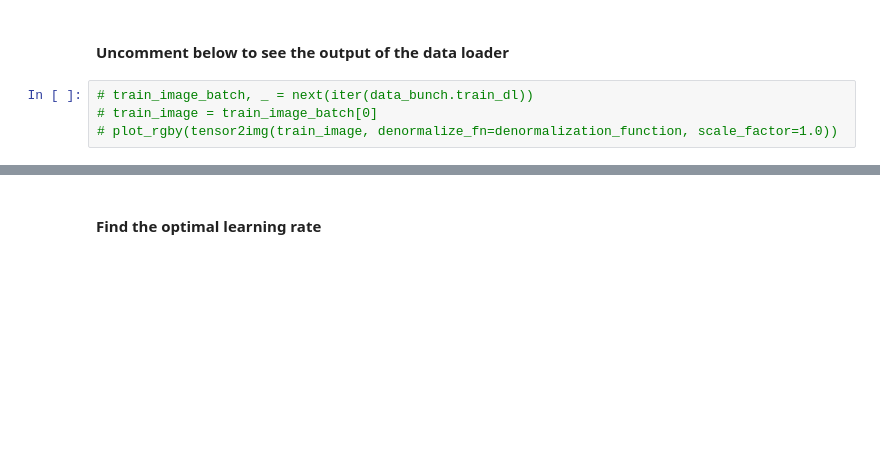
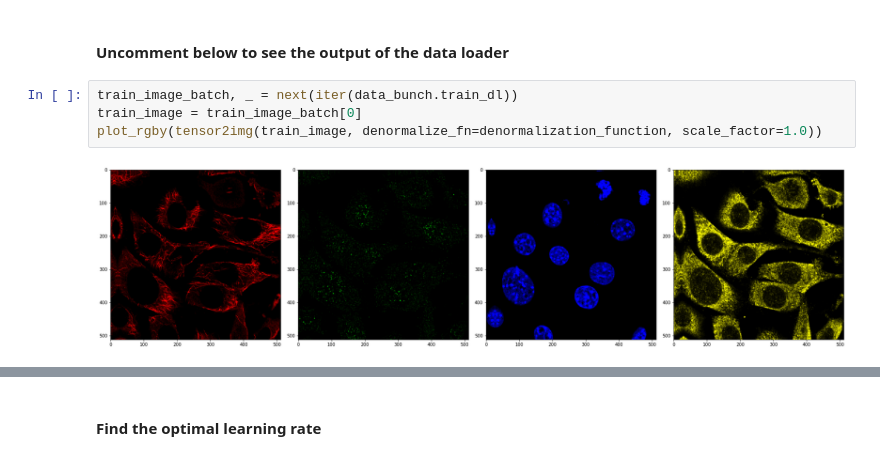
Before and after one commit to kevinlu1211/atlas-human-protein-classification, a Jupyter notebook: src/notebook/learning_rate_finder.ipynb, the cells around one changed output, grey strips where cells are left out. Cells and saved outputs as stored; diff of their text form; blank space fills up the shorter version.

```diff
--- a/src/notebook/learning_rate_finder.ipynb
+++ b/src/notebook/learning_rate_finder.ipynb
@@ -64,7 +63,9 @@ data_bunch = create_data_bunch(train_idx, val_idx)
 # %% [markdown]
 #### Uncomment below to see the output of the data loader
 # %%
-# train_image_batch, _ = next(iter(data_bunch.train_dl))
-# train_image = train_image_batch[0]
-# plot_rgby(tensor2img(train_image, denormalize_fn=denormalization_function, scale_factor=1.0))
+train_image_batch, _ = next(iter(data_bunch.train_dl))
+train_image = train_image_batch[0]
+plot_rgby(tensor2img(train_image, denormalize_fn=denormalization_function, scale_factor=1.0))
+# %% [output]
+[figure, added]
 # %%
```
Also changed, not shown: parts of 14 cells of this notebook, 4 other files.
